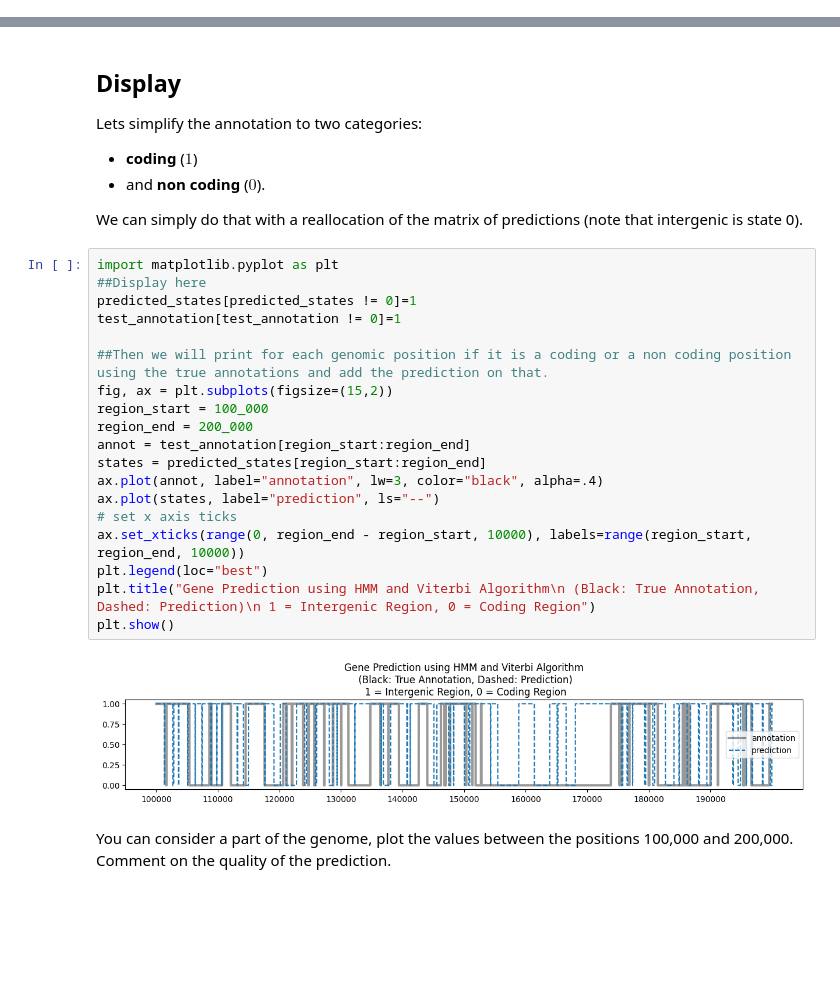
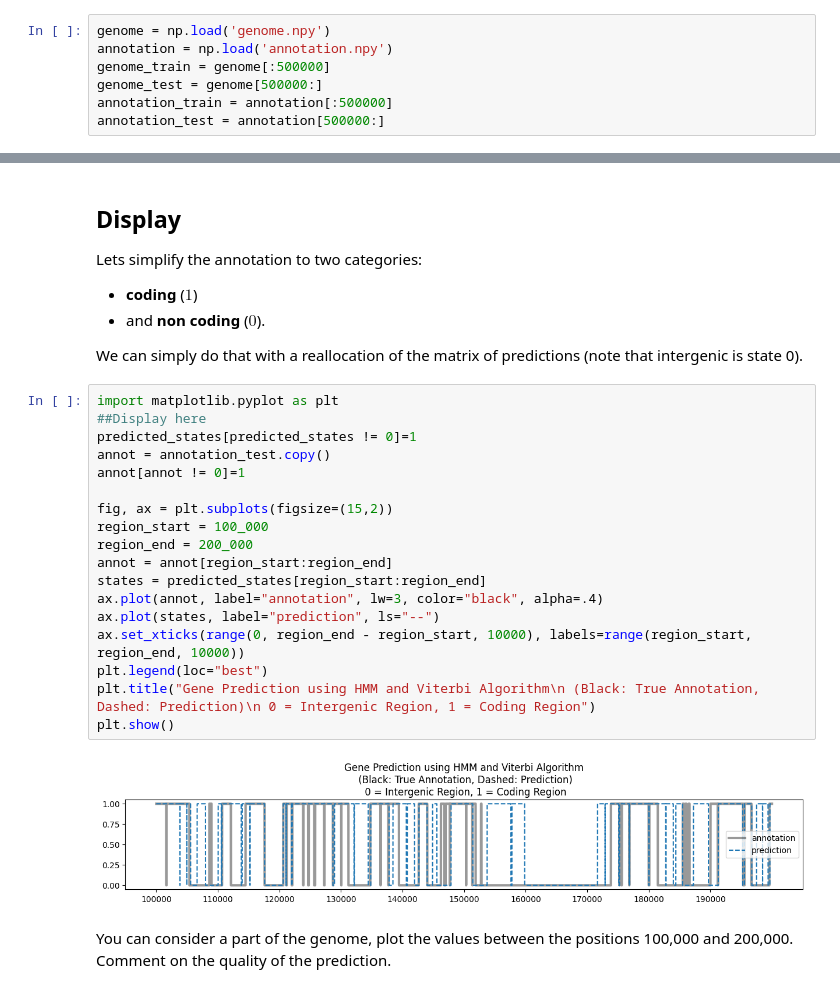
Before and after one commit to vincenteichhorn/cs-apml-assignments, a Jupyter notebook: src/07-gene-prediction/HMM_Gene_prediction.ipynb, the cells around one changed output, grey strips where cells are left out. Cells and saved outputs as stored; diff of their text form; blank space fills up the shorter version.

```diff
--- a/src/07-gene-prediction/HMM_Gene_prediction.ipynb
+++ b/src/07-gene-prediction/HMM_Gene_prediction.ipynb
@@ -109,3 +95,10 @@ annotation_test=Annotation[500000:]
+# %%
+genome = np.load('genome.npy')
+annotation = np.load('annotation.npy')
+genome_train = genome[:500000]
+genome_test = genome[500000:]
+annotation_train = annotation[:500000]
+annotation_test = annotation[500000:]
 # %% [markdown]
 ## Question 2: Parameters Estimation / Learning
 
@@ -348,24 +342,23 @@ We can simply do that with a reallocation of the matrix of predictions (note tha
 # %%
 import matplotlib.pyplot as plt
 ##Display here
 predicted_states[predicted_states != 0]=1
-test_annotation[test_annotation != 0]=1
+annot = annotation_test.copy()
+annot[annot != 0]=1
 
-##Then we will print for each genomic position if it is a coding or a non coding position using the true annotations and add the prediction on that.
 fig, ax = plt.subplots(figsize=(15,2))
 region_start = 100_000
 region_end = 200_000
-annot = test_annotation[region_start:region_end]
+annot = annot[region_start:region_end]
 states = predicted_states[region_start:region_end]
 ax.plot(annot, label="annotation", lw=3, color="black", alpha=.4)
 ax.plot(states, label="prediction", ls="--")
-# set x axis ticks
 ax.set_xticks(range(0, region_end - region_start, 10000), labels=range(region_start, region_end, 10000))
 plt.legend(loc="best")
-plt.title("Gene Prediction using HMM and Viterbi Algorithm\n (Black: True Annotation, Dashed: Prediction)\n 1 = Intergenic Region, 0 = Coding Region")
+plt.title("Gene Prediction using HMM and Viterbi Algorithm\n (Black: True Annotation, Dashed: Prediction)\n 0 = Intergenic Region, 1 = Coding Region")
 plt.show()
 # %% [output]
-[figure, old version]
+[figure, new version]
 # %% [markdown]
 You can consider a part of the genome, plot the values between the positions 100,000 and 200,000. Comment on the quality of the prediction.
 # %% [markdown]
```
Also changed, not shown: parts of 18 cells of this notebook.
